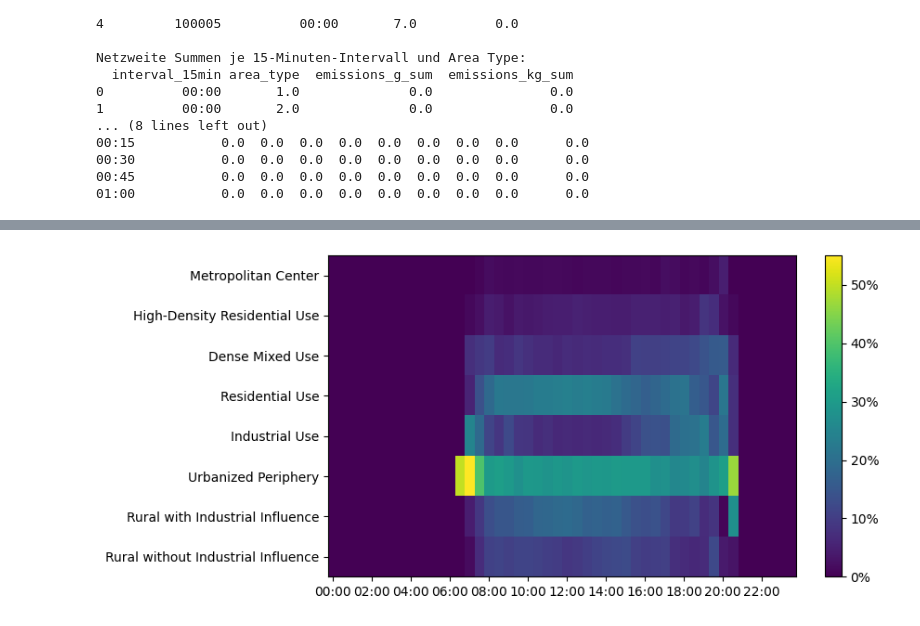
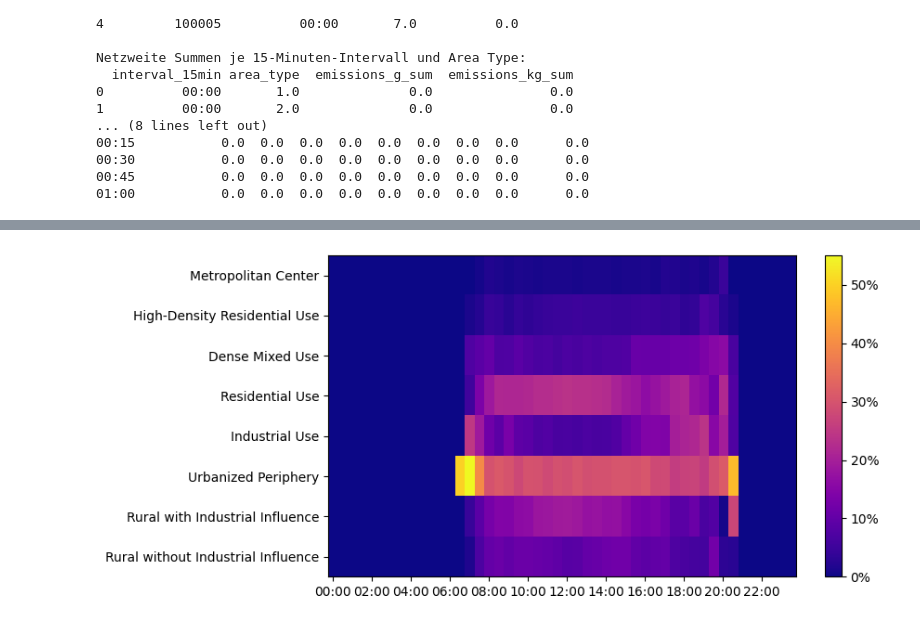
Before and after one commit to TUBS-IVS/HAGRID, a Jupyter notebook: parcel-analysis/result-analysis-impact.ipynb, the cells around one changed output, grey strips where cells are left out. Cells and saved outputs as stored; diff of their text form; code cells hidden in the pictures.

```diff
--- a/parcel-analysis/result-analysis-impact.ipynb
+++ b/parcel-analysis/result-analysis-impact.ipynb
@@ -4637,13 +5109,13 @@ plt.show()
 # %%
 share = plot_df.div(plot_df.sum(axis=1), axis=0).fillna(0).resample('30T').mean()
 hm = share.T  # Raumtyp als Zeilen
 fig, ax = plt.subplots(figsize=(9,4))
-im = ax.imshow(hm.values, aspect='auto', cmap='viridis', vmin=0, vmax=hm.values.max())
+im = ax.imshow(hm.values, aspect='auto', cmap='plasma', vmin=0, vmax=hm.values.max())
 ax.set_yticks(range(len(hm.index))); ax.set_yticklabels(hm.index)
 ax.set_xticks(range(0, len(hm.columns), 4)); ax.set_xticklabels(hm.columns[::4].strftime('%H:%M'), rotation=0)
 cbar = plt.colorbar(im); cbar.ax.yaxis.set_major_formatter(mtick.PercentFormatter(1.0))
 # plt.title('Share by area type over time')
 plt.tight_layout()
 plt.show()
 # %% [output]
-[figure, old version]
+[figure, new version]
```
Also changed, not shown: parts of 32 cells of this notebook, 4 other files.
